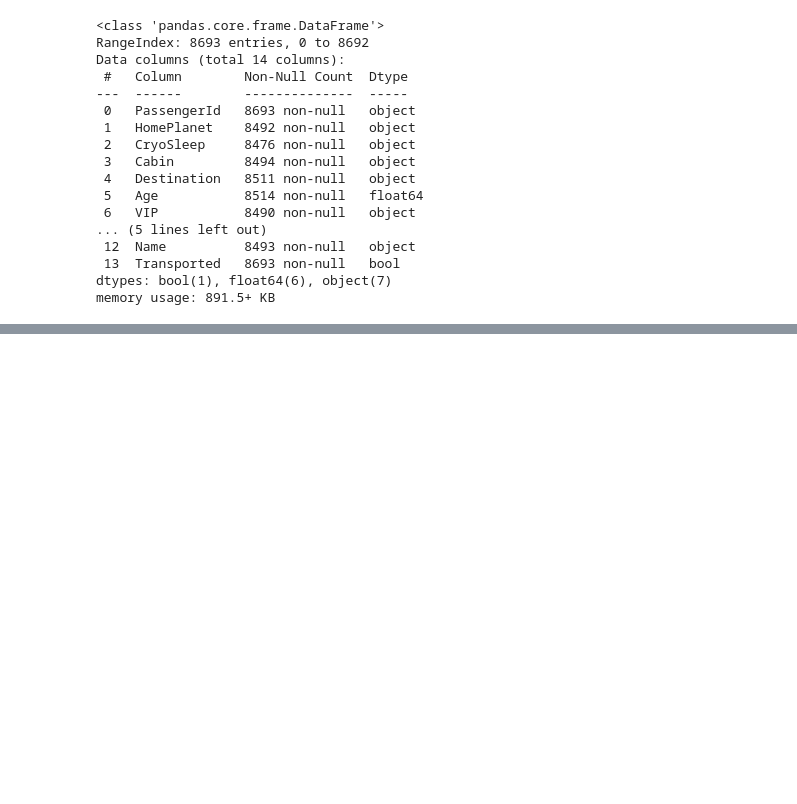
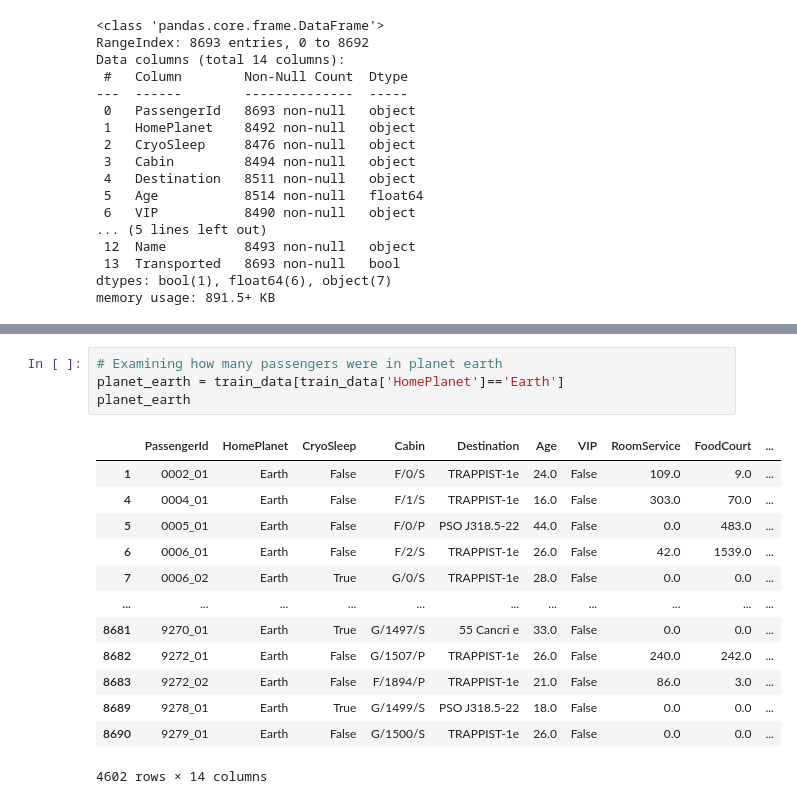
Before and after one commit to Emilly-Njue/Spaceship-Titanic, a Jupyter notebook: spaceship.ipynb, the cells around one changed output, grey strips where cells are left out. Saved outputs shown, nothing was run; the diff lists cells and outputs as text; blank space fills up the shorter version.

```diff
--- a/spaceship.ipynb
+++ b/spaceship.ipynb
@@ -75,0 +156,18 @@ memory usage: 891.5+ KB
+# %%
+# Examining how many passengers were in planet earth
+planet_earth = train_data[train_data['HomePlanet']=='Earth']
+planet_earth
+# %% [output]
+|  | PassengerId | HomePlanet | CryoSleep | Cabin | Destination | Age | VIP | RoomService | FoodCourt | ... |
+| 1 | 0002_01 | Earth | False | F/0/S | TRAPPIST-1e | 24.0 | False | 109.0 | 9.0 | ... |
+| 4 | 0004_01 | Earth | False | F/1/S | TRAPPIST-1e | 16.0 | False | 303.0 | 70.0 | ... |
+| 5 | 0005_01 | Earth | False | F/0/P | PSO J318.5-22 | 44.0 | False | 0.0 | 483.0 | ... |
+| 6 | 0006_01 | Earth | False | F/2/S | TRAPPIST-1e | 26.0 | False | 42.0 | 1539.0 | ... |
+| 7 | 0006_02 | Earth | True | G/0/S | TRAPPIST-1e | 28.0 | False | 0.0 | 0.0 | ... |
+| ... | ... | ... | ... | ... | ... | ... | ... | ... | ... | ... |
+| 8681 | 9270_01 | Earth | True | G/1497/S | 55 Cancri e | 33.0 | False | 0.0 | 0.0 | ... |
+| 8682 | 9272_01 | Earth | False | G/1507/P | TRAPPIST-1e | 26.0 | False | 240.0 | 242.0 | ... |
+| 8683 | 9272_02 | Earth | False | F/1894/P | TRAPPIST-1e | 21.0 | False | 86.0 | 3.0 | ... |
+| 8689 | 9278_01 | Earth | True | G/1499/S | PSO J318.5-22 | 18.0 | False | 0.0 | 0.0 | ... |
+| 8690 | 9279_01 | Earth | False | G/1500/S | TRAPPIST-1e | 26.0 | False | 0.0 | 0.0 | ... |
+4602 rows × 14 columns
```
Also changed, not shown: parts of 6 cells of this notebook.
